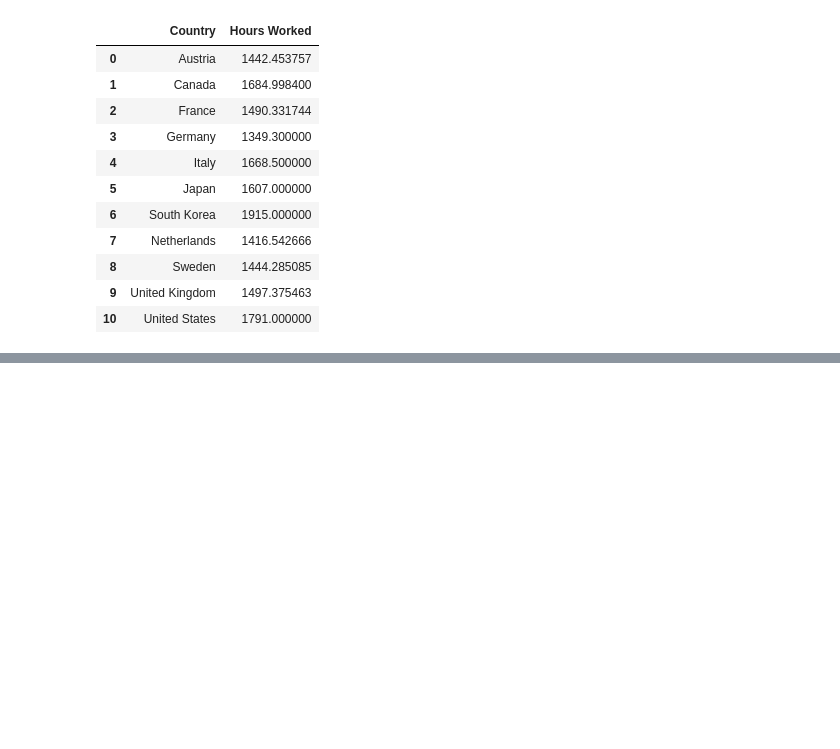
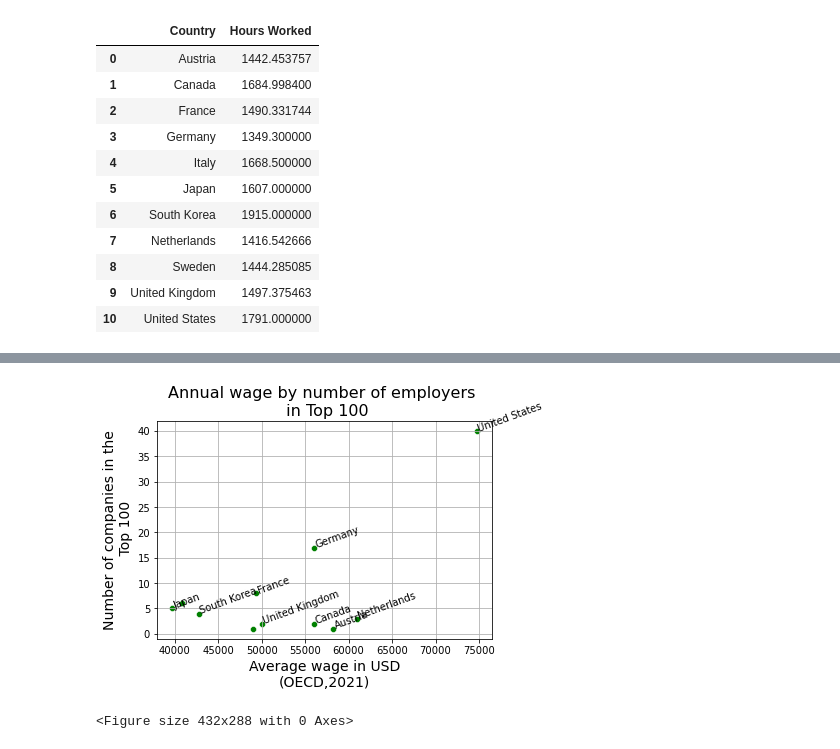
Before and after one commit to timonx11/Project-1-Demonstrasion-Group6, a Jupyter notebook: starter_code/Country_data_section4.ipynb, the cells around one changed output, grey strips where cells are left out. Cells and saved outputs as stored; diff of their text form; code cells hidden in the pictures; blank space fills up the shorter version.

```diff
--- a/starter_code/Country_data_section4.ipynb
+++ b/starter_code/Country_data_section4.ipynb
@@ -206 +218,5 @@ plt.savefig('Images/hours_employers.png')
 <Figure size 432x288 with 0 Axes>
+# %%
+#This brings in average wage data
+wage_level=pd.read_csv('resources/wages.csv')
+wage_level
@@ -206,0 +237,4 @@ plt.savefig('Images/hours_employers.png')
+# %%
+#This merges wage data with existing dataframe
+wage_emp=pd.merge(emp_hours,wage_level,on='Country',how='inner')
+wage_emp
@@ -206,0 +254,28 @@ plt.savefig('Images/hours_employers.png')
+# %%
+#This plots each country on annual wage by number of companies in the Top 100.
+counts=wage_emp['RANK']
+wage=wage_emp['Average Wage']
+text=wage_emp['Country']
+customlist=[0,1,2,4,5,6,7,8,10]
+xaxis=np.arange(0,25,5)
+
+df3=pd.DataFrame({'Country':text,'Counts':counts,'Wage':wage})
+
+df3['Wage']=df3['Wage'].astype(float)
+
+sns.scatterplot(data=df3,x='Wage',y='Counts',marker='o',color='green')
+
+plt.xlabel("Average wage in USD\n(OECD,2021)", size=14)
+plt.ylabel("Number of companies in the\n Top 100",size=14)
+plt.title("Annual wage by number of employers \n in Top 100",size=16)
+
+for line in customlist:
+    plt.text(df3.Wage[line],df3.Counts[line],df3.Country[line],horizontalalignment='left',size='medium',color='black',rotation=20)
+
+plt.grid()
+plt.show()
+
+plt.savefig('Images/wages_employers.png')
+# %% [output]
+[figure, added]
+<Figure size 432x288 with 0 Axes>
```
Also changed, not shown: parts of 11 cells of this notebook, 5 other files.
